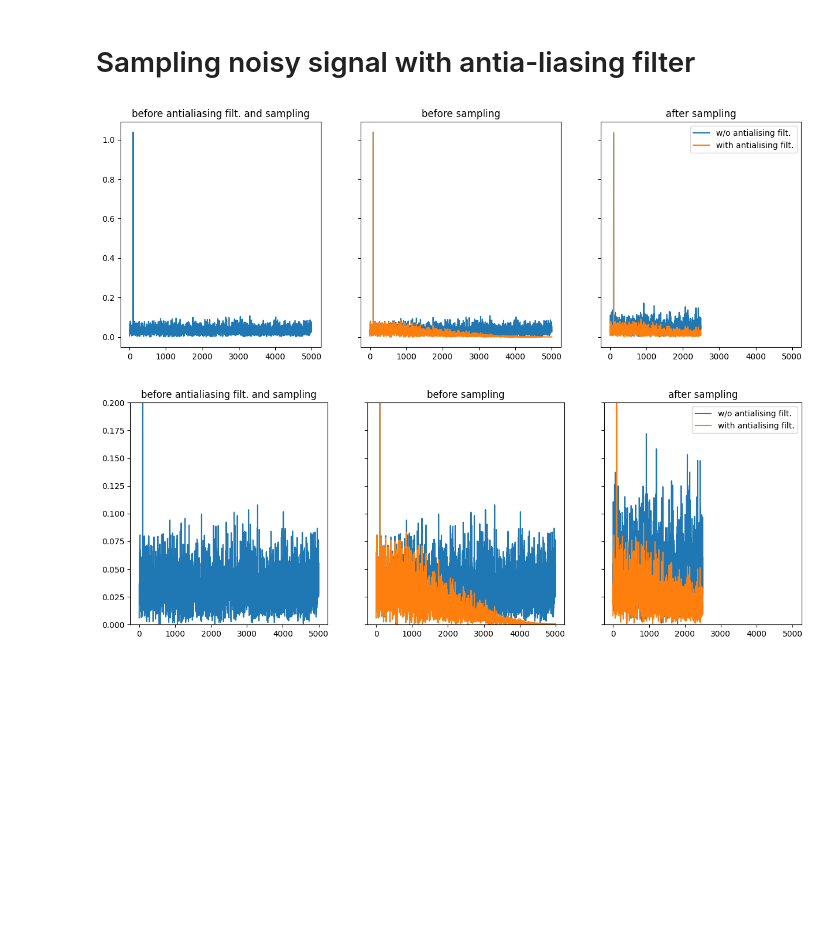
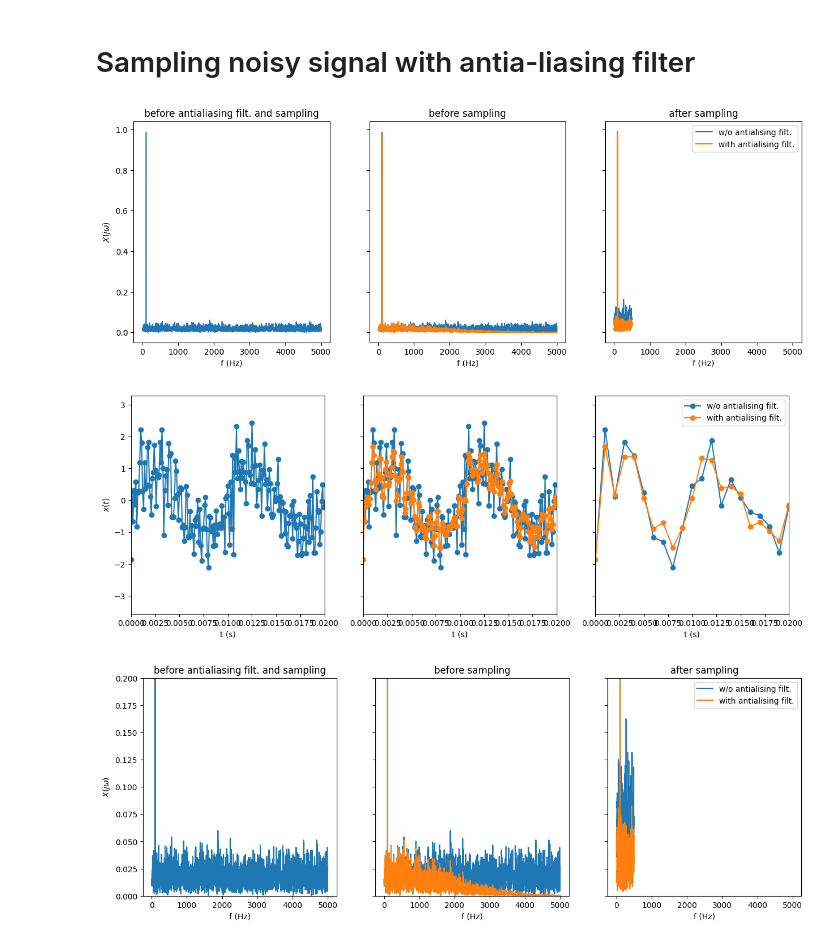
Before and after one commit to carloshernangarrido/control, a Jupyter notebook: 04_typical-stages-in-DSP/Resolution_example/Ej2.ipynb, the cells around one changed output. Cells and saved outputs as stored; diff of their text form; code cells hidden in the pictures; blank space fills up the shorter version.

```diff
--- a/04_typical-stages-in-DSP/Resolution_example/Ej2.ipynb
+++ b/04_typical-stages-in-DSP/Resolution_example/Ej2.ipynb
@@ -23,7 +23,7 @@ plot_signal(time, signal)
 # %% [output]
 [figure]
 # %%
-SNR = -6
+SNR = 0
 
 def calc_snr(signal, noise):
     return 10*np.log10(np.var(signal)/np.var(noise))
@@ -109,7 +109,7 @@ plot_fft(time, signal)
 # %% [markdown]
 # Sampling noisy signal without antia-liasing filter
 # %%
-sampling_frequency = 5000
+sampling_frequency = 1000
 
 decimation = fs//sampling_frequency
 signal_n_sampled, time_sampled = signal_n[0::decimation], time[0::decimation]
@@ -128,32 +128,51 @@ from scipy.signal import butter, filtfilt
 # Frecuencia de corte del filtro
 fc = 2000  # Hz
 # Orden del filtro
 order = 1
 # Crear el filtro
 b, a = butter(order, fc / (fs / 2), btype='lowpass')
 signal_n_filt = filtfilt(b, a, signal_n)
 
 signal_n_filt_sampled, time_sampled = signal_n_filt[0::decimation], time[0::decimation]
 
+
 fig, axs = plt.subplots(1, 3, figsize=(15,5), sharex='row', sharey='row')
 plot_fft(time, signal_n, title='before antialiasing filt. and sampling', ax=axs[0])
 plot_fft(time, signal_n, title='before sampling', ax=axs[1])
 plot_fft(time, signal_n_filt, title='before sampling', ax=axs[1])
 plot_fft(time_sampled, signal_n_sampled, title='after sampling', ax=axs[2])
 plot_fft(time_sampled, signal_n_filt_sampled, title='after sampling', ax=axs[2])
 axs[2].legend(['w/o antialising filt.', 'with antialising filt.'])
+[axs[i].set_xlabel('f (Hz)') for i in [0,1,2]]
+axs[0].set_ylabel('$X(j\omega)$')
+plt.show()
+
+fig, axs = plt.subplots(1, 3, figsize=(15,5), sharex='row', sharey='row')
+axs[0].plot(time, signal_n, marker='o')
+axs[1].plot(time, signal_n, marker='o')
+axs[1].plot(time, signal_n_filt, marker='o')
+axs[2].plot(time_sampled, signal_n_sampled, marker='o')
+axs[2].plot(time_sampled, signal_n_filt_sampled, marker='o')
+axs[2].legend(['w/o antialising filt.', 'with antialising filt.'])
+axs[0].set_xlim((0,.02))
+[axs[i].set_xlabel('t (s)') for i in [0,1,2]]
+axs[0].set_ylabel('$x(t)$')
+# [axs[i].set_ylim((0,.2)) for i in [0,1,2]]
 plt.show()
 
 
 fig, axs = plt.subplots(1, 3, figsize=(15,5), sharex='row', sharey='row')
 plot_fft(time, signal_n, title='before antialiasing filt. and sampling', ax=axs[0])
 plot_fft(time, signal_n, title='before sampling', ax=axs[1])
 plot_fft(time, signal_n_filt, title='before sampling', ax=axs[1])
 plot_fft(time_sampled, signal_n_sampled, title='after sampling', ax=axs[2])
 plot_fft(time_sampled, signal_n_filt_sampled, title='after sampling', ax=axs[2])
 axs[2].legend(['w/o antialising filt.', 'with antialising filt.'])
 [axs[i].set_ylim((0,.2)) for i in [0,1,2]]
+[axs[i].set_xlabel('f (Hz)') for i in [0,1,2]]
+axs[0].set_ylabel('$X(j\omega)$')
 plt.show()
 # %% [output]
-[figure, old version]
+[figure, new version]
-[figure, old version]
+[figure, new version]
+[figure, added]
```
Also changed, not shown: parts of 2 cells of this notebook.
